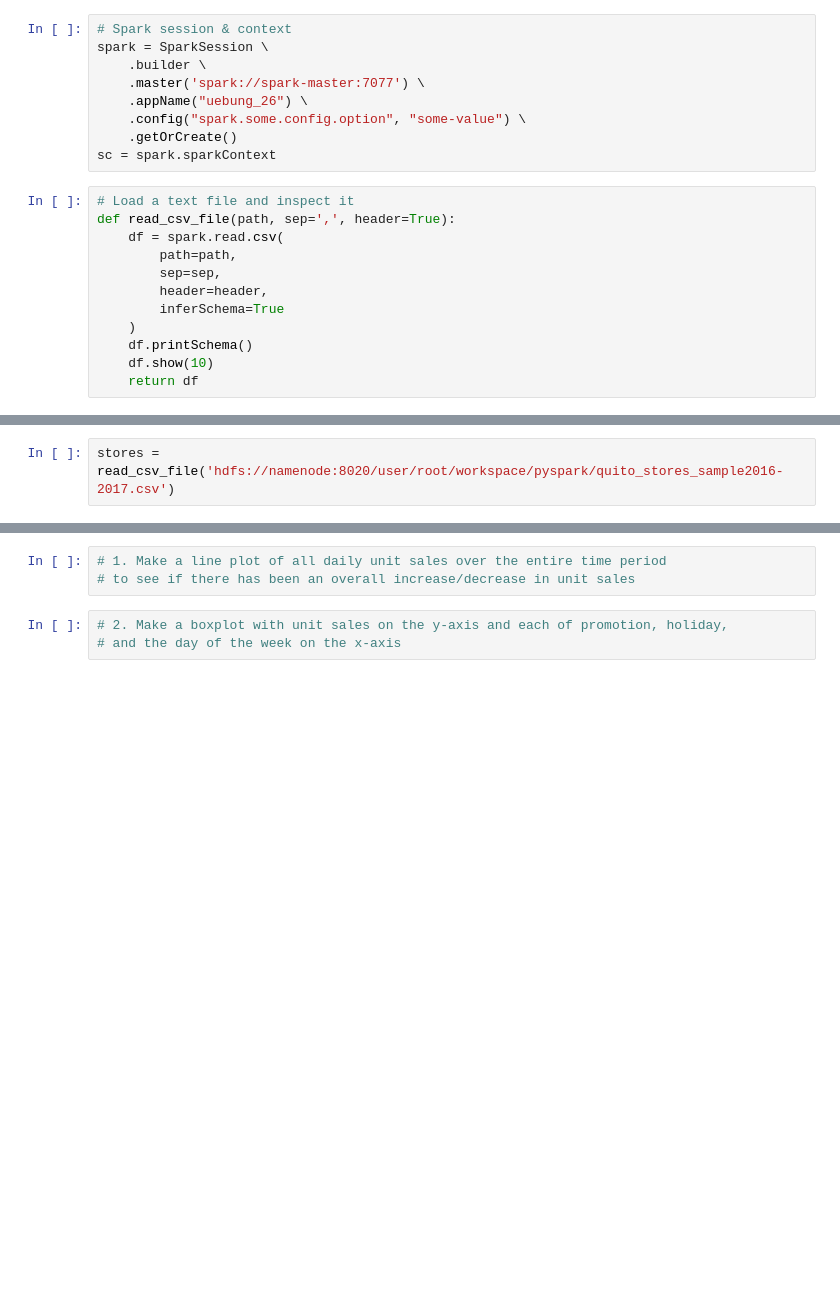
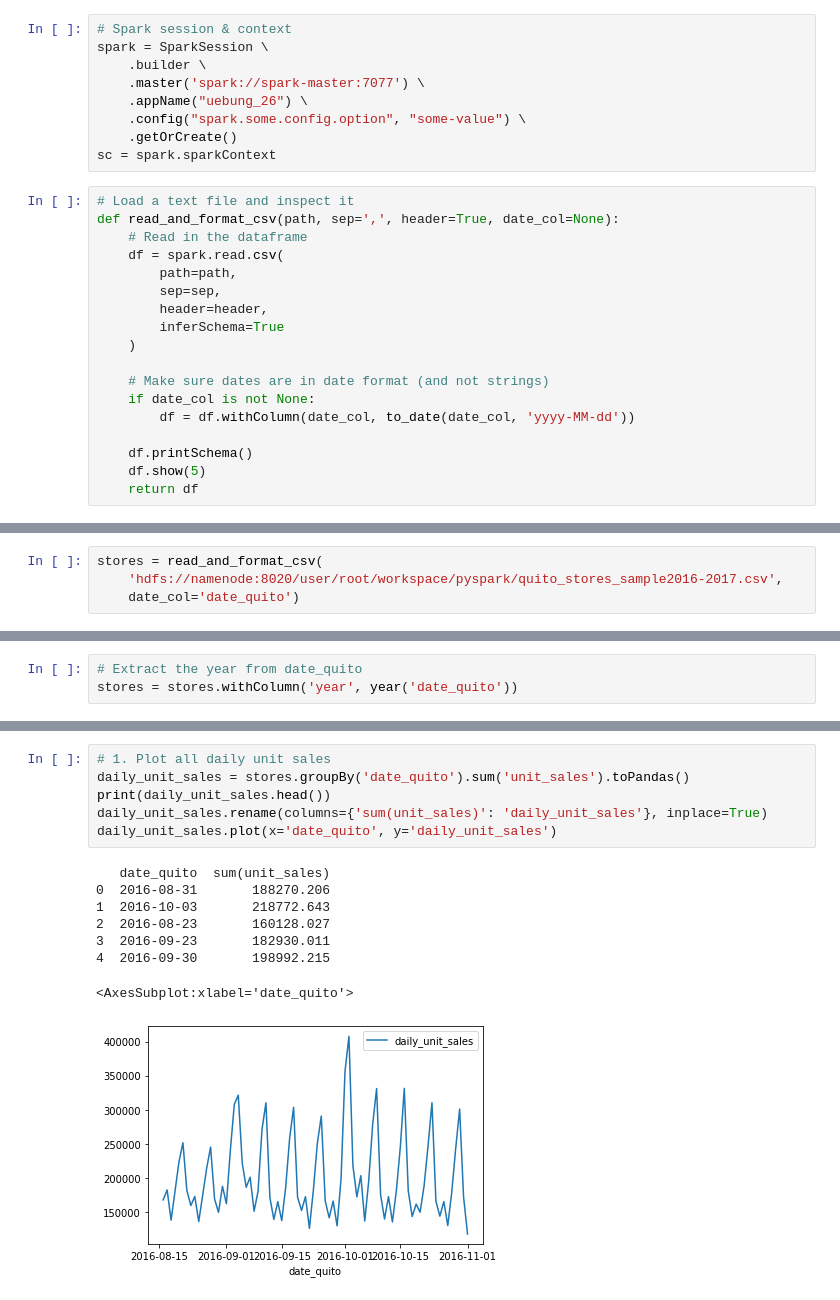
Before and after one commit to kevinsuedmersen/hadoop-sandbox, a Jupyter notebook: jupyter-spark/work/assignments/uebung_26_pyspark.ipynb, the cells around one changed output, grey strips where cells are left out. Saved outputs shown, nothing was run; the diff lists cells and outputs as text; blank space fills up the shorter version.

```diff
--- a/jupyter-spark/work/assignments/uebung_26_pyspark.ipynb
+++ b/jupyter-spark/work/assignments/uebung_26_pyspark.ipynb
@@ -18,14 +19,20 @@ spark = SparkSession \
 sc = spark.sparkContext
 # %%
 # Load a text file and inspect it
-def read_csv_file(path, sep=',', header=True):
+def read_and_format_csv(path, sep=',', header=True, date_col=None):
+    # Read in the dataframe
     df = spark.read.csv(
         path=path,
         sep=sep,
         header=header,
         inferSchema=True
     )
+
+    # Make sure dates are in date format (and not strings)
+    if date_col is not None:
+        df = df.withColumn(date_col, to_date(date_col, 'yyyy-MM-dd'))
+
     df.printSchema()
-    df.show(10)
+    df.show(5)
     return df
 # %% [markdown]
@@ -73,5 +82,7 @@ only showing top 10 rows
 # %%
-stores = read_csv_file('hdfs://namenode:8020/user/root/workspace/pyspark/quito_stores_sample2016-2017.csv')
+stores = read_and_format_csv(
+    'hdfs://namenode:8020/user/root/workspace/pyspark/quito_stores_sample2016-2017.csv',
+    date_col='date_quito')
 # %% [output]
 root
  |-- id: integer (nullable = true)
@@ -119 +127,4 @@ Sum of `unit_sales` of the year 2017 grouped by `item_nbr_quito`
+# %%
+# Extract the year from date_quito
+stores = stores.withColumn('year', year('date_quito'))
 # %%
@@ -216,6 +207,15 @@ Is there a pattern in daily `unit_sales` per day? Potential thoughts:
-# %%
-# 1. Make a line plot of all daily unit sales over the entire time period
-# to see if there has been an overall increase/decrease in unit sales
-# %%
-# 2. Make a boxplot with unit sales on the y-axis and each of promotion, holiday,
-# and the day of the week on the x-axis
+# %%
+# 1. Plot all daily unit sales
+daily_unit_sales = stores.groupBy('date_quito').sum('unit_sales').toPandas()
+print(daily_unit_sales.head())
+daily_unit_sales.rename(columns={'sum(unit_sales)': 'daily_unit_sales'}, inplace=True)
+daily_unit_sales.plot(x='date_quito', y='daily_unit_sales')
+# %% [output]
+   date_quito  sum(unit_sales)
+0  2016-08-31       188270.206
+1  2016-10-03       218772.643
+2  2016-08-23       160128.027
+3  2016-09-23       182930.011
+4  2016-09-30       198992.215
+<AxesSubplot:xlabel='date_quito'>
+[figure, added]
```
Also changed, not shown: parts of 19 cells of this notebook, 1 other file.
